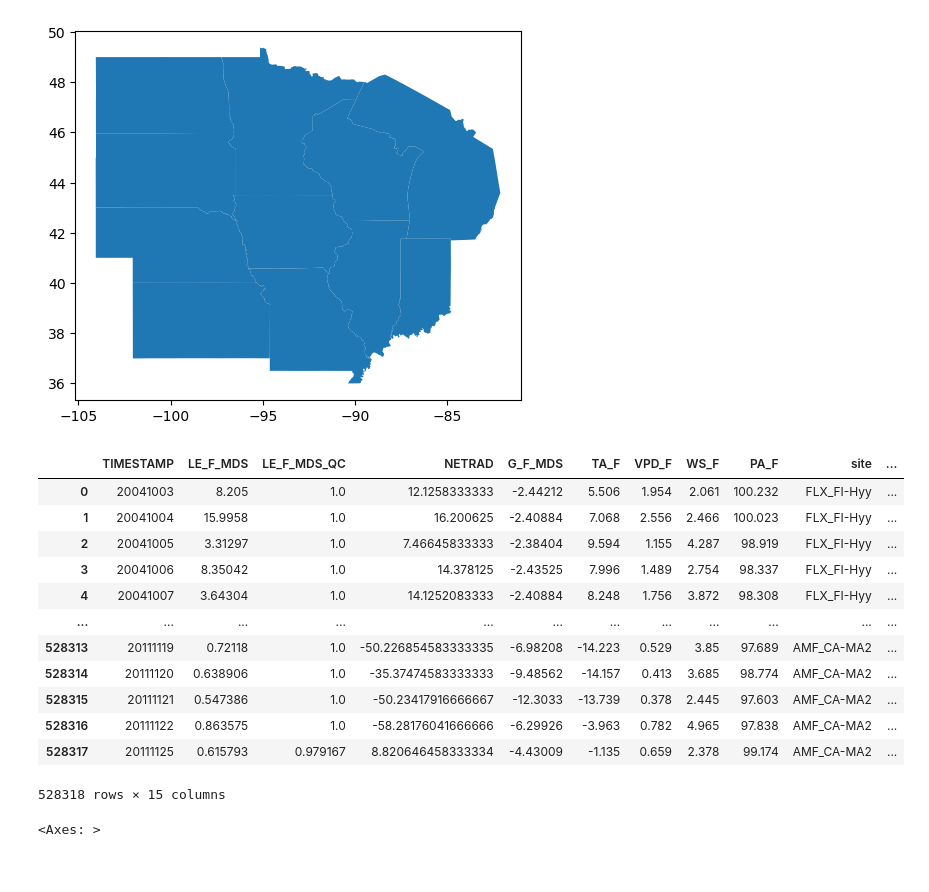
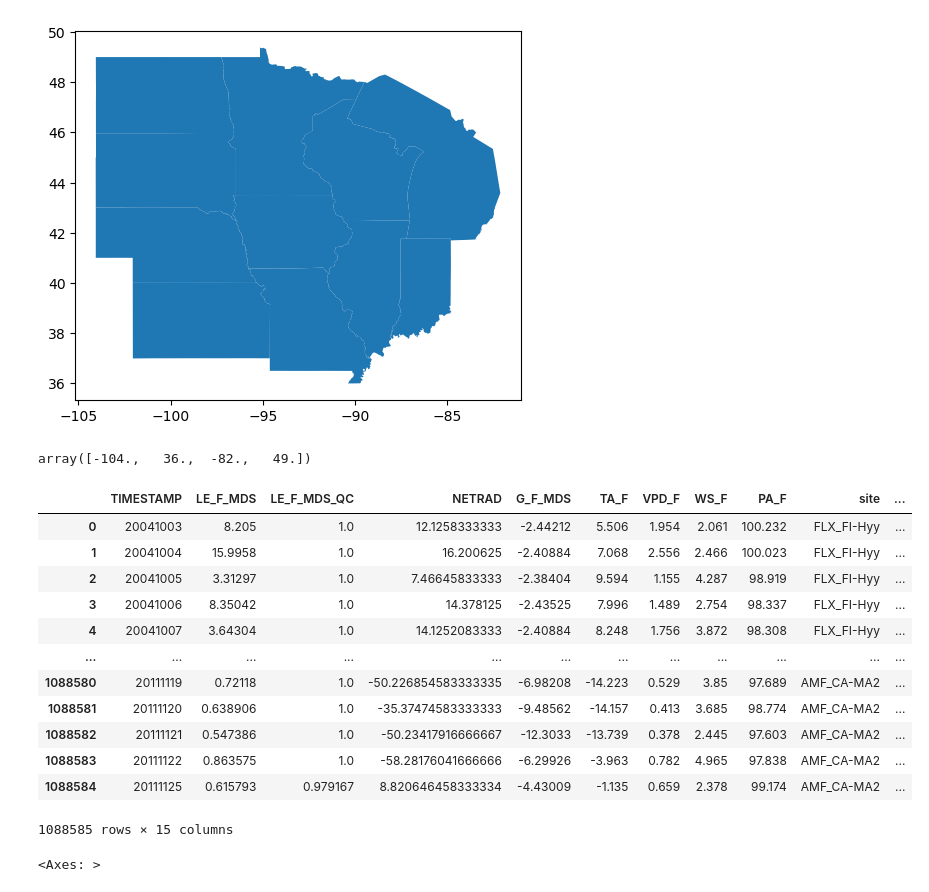
Before and after one commit to RTGS-Lab/Paper-Rozanov-et-al-ML-ET, a Jupyter notebook: preprocessing/SiteSelection.ipynb, the cells around one changed output. Saved outputs shown, nothing was run; the diff lists cells and outputs as text; code cells hidden in the pictures.

Commit message:
Data Acquisition Pipeline

```diff
--- a/preprocessing/SiteSelection.ipynb
+++ b/preprocessing/SiteSelection.ipynb
@@ -10,32 +11,36 @@ import matplotlib.pyplot as plt
 # %% [markdown]
 - Minnesota, Iowa, Wisconsin, North Dakota, South Dakota, Nebraska, Illinois, Indiana, Missouri, Michigan, Kansas
 # %%
-gdf = gpd.read_file('../data/gadm41_USA_1.json')
+gdf = gpd.read_file('../data_v02/gadm41_USA_1.json')
 states = ['Minnesota', 'Iowa', 'Wisconsin', 'NorthDakota', 'SouthDakota', 'Nebraska', 'Illinois', 'Indiana', 'Missouri', 'Michigan', 'Kansas']
 gdf = gdf[gdf.NAME_1.isin(states)].reset_index(drop=True)
 gdf.plot()
 # %% [output]
 <Axes: >
 [figure]
+# %%
+np.round(gdf.union_all().bounds)
+# %% [output]
+array([-104.,   36.,  -82.,   49.])
 # %%
-fluxes = gpd.read_file('../data/target_fluxes_all_LE.csv')
-fluxes['geometry'] = [shapely.geometry.Point([row['lon'], row['lat']]) for _, row in fluxes.iterrows()]
+# fluxes = gpd.read_file('../data_v02/target_fluxes_all_LE.csv')
+# fluxes['geometry'] = [shapely.geometry.Point([row['lon'], row['lat']]) for _, row in fluxes.iterrows()]
 fluxes = gpd.GeoDataFrame(fluxes).set_crs(gdf.crs)
 fluxes
 # %% [output]
 |  | TIMESTAMP | LE_F_MDS | LE_F_MDS_QC | NETRAD | G_F_MDS | TA_F | VPD_F | WS_F | PA_F | site | ... |
 | 0 | 20041003 | 8.205 | 1.0 | 12.1258333333 | -2.44212 | 5.506 | 1.954 | 2.061 | 100.232 | FLX_FI-Hyy | ... |
 | 1 | 20041004 | 15.9958 | 1.0 | 16.200625 | -2.40884 | 7.068 | 2.556 | 2.466 | 100.023 | FLX_FI-Hyy | ... |
 | 2 | 20041005 | 3.31297 | 1.0 | 7.46645833333 | -2.38404 | 9.594 | 1.155 | 4.287 | 98.919 | FLX_FI-Hyy | ... |
 | 3 | 20041006 | 8.35042 | 1.0 | 14.378125 | -2.43525 | 7.996 | 1.489 | 2.754 | 98.337 | FLX_FI-Hyy | ... |
 | 4 | 20041007 | 3.64304 | 1.0 | 14.1252083333 | -2.40884 | 8.248 | 1.756 | 3.872 | 98.308 | FLX_FI-Hyy | ... |
 | ... | ... | ... | ... | ... | ... | ... | ... | ... | ... | ... | ... |
-| 528313 | 20111119 | 0.72118 | 1.0 | -50.226854583333335 | -6.98208 | -14.223 | 0.529 | 3.85 | 97.689 | AMF_CA-MA2 | ... |
-| 528314 | 20111120 | 0.638906 | 1.0 | -35.37474583333333 | -9.48562 | -14.157 | 0.413 | 3.685 | 98.774 | AMF_CA-MA2 | ... |
-| 528315 | 20111121 | 0.547386 | 1.0 | -50.23417916666667 | -12.3033 | -13.739 | 0.378 | 2.445 | 97.603 | AMF_CA-MA2 | ... |
-| 528316 | 20111122 | 0.863575 | 1.0 | -58.28176041666666 | -6.29926 | -3.963 | 0.782 | 4.965 | 97.838 | AMF_CA-MA2 | ... |
-| 528317 | 20111125 | 0.615793 | 0.979167 | 8.820646458333334 | -4.43009 | -1.135 | 0.659 | 2.378 | 99.174 | AMF_CA-MA2 | ... |
+| 1088580 | 20111119 | 0.72118 | 1.0 | -50.226854583333335 | -6.98208 | -14.223 | 0.529 | 3.85 | 97.689 | AMF_CA-MA2 | ... |
+| 1088581 | 20111120 | 0.638906 | 1.0 | -35.37474583333333 | -9.48562 | -14.157 | 0.413 | 3.685 | 98.774 | AMF_CA-MA2 | ... |
+| 1088582 | 20111121 | 0.547386 | 1.0 | -50.23417916666667 | -12.3033 | -13.739 | 0.378 | 2.445 | 97.603 | AMF_CA-MA2 | ... |
+| 1088583 | 20111122 | 0.863575 | 1.0 | -58.28176041666666 | -6.29926 | -3.963 | 0.782 | 4.965 | 97.838 | AMF_CA-MA2 | ... |
+| 1088584 | 20111125 | 0.615793 | 0.979167 | 8.820646458333334 | -4.43009 | -1.135 | 0.659 | 2.378 | 99.174 | AMF_CA-MA2 | ... |
-528318 rows × 15 columns
+1088585 rows × 15 columns
 # %%
 sites = fluxes[['geometry', 'site', 'IGBP']].drop_duplicates()
 sites = gpd.sjoin(sites, gdf, how='inner')[['geometry', 'site', 'IGBP']]
```
Also changed, not shown: parts of 3 cells of this notebook, 6 other files.
